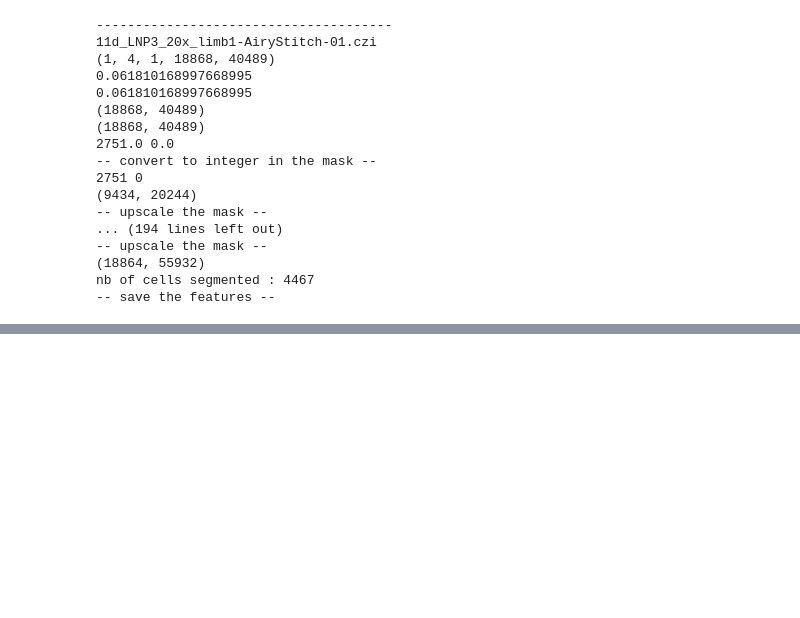
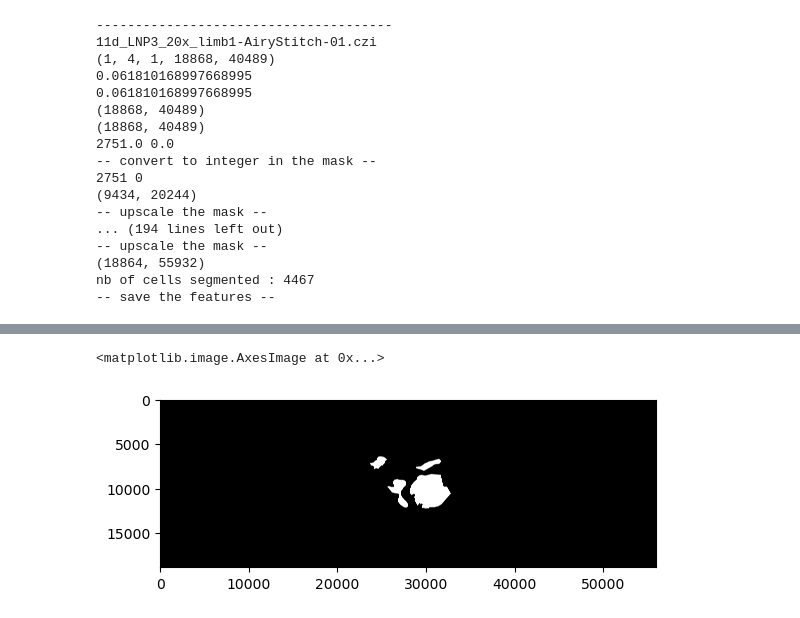
Before and after one commit to lengfei5/image_analysis_test, a Jupyter notebook: scripts/cellpose_training.ipynb, the cells around one changed output, grey strips where cells are left out. Cells and saved outputs as stored; diff of their text form; code cells hidden in the pictures; blank space fills up the shorter version.

```diff
--- a/scripts/cellpose_training.ipynb
+++ b/scripts/cellpose_training.ipynb
@@ -715,0 +848,5 @@ nb of cells segmented : 4467
+# %%
+plt.imshow(blood_binary, 'gray')
+# %% [output]
+<matplotlib.image.AxesImage at 0x...>
+[figure, added]
```
Also changed, not shown: parts of 19 cells of this notebook, 2 other files.
